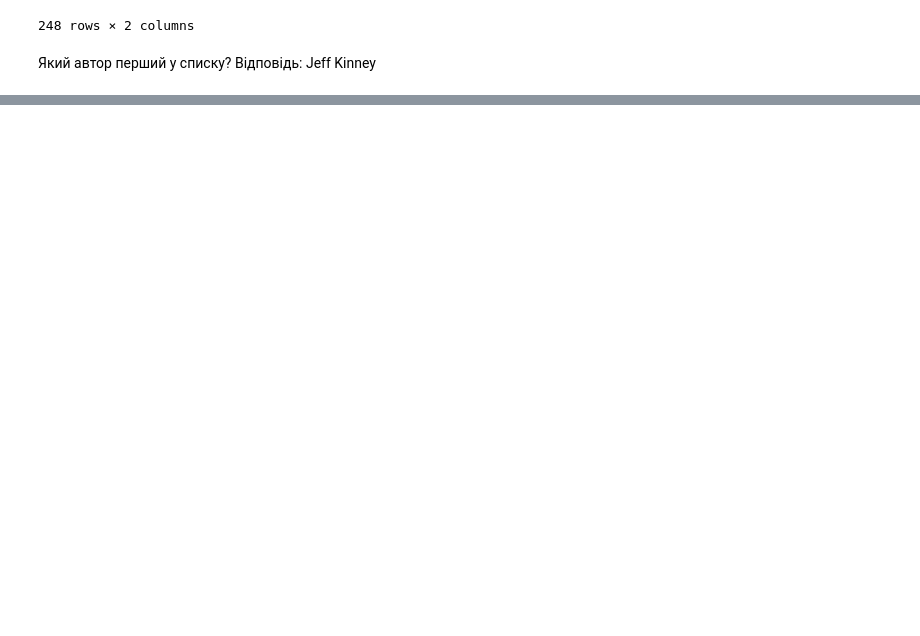
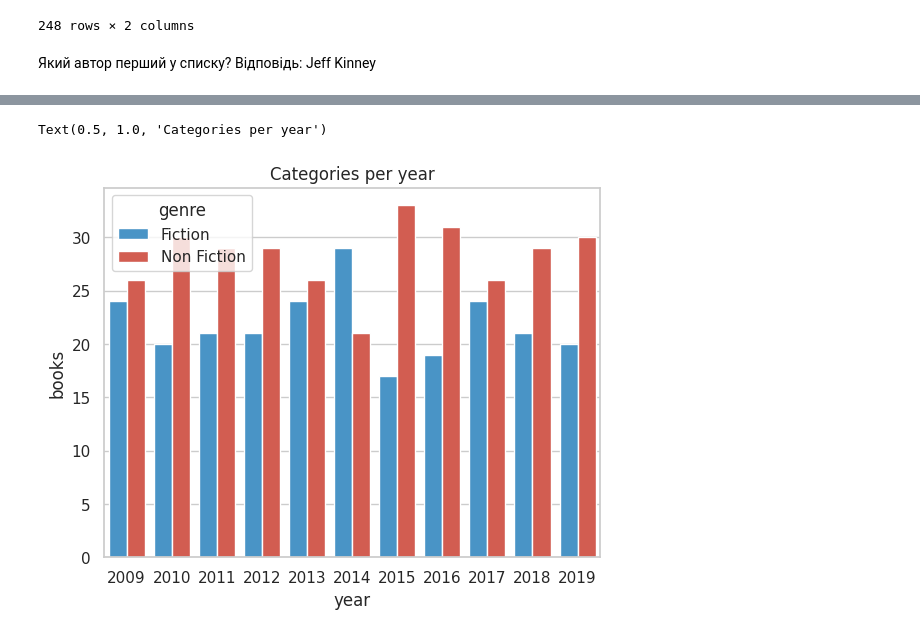
Before and after one commit to C-Hurtmann/goit-data_science, a Jupyter notebook: hw2/hw2_3.ipynb, the cells around one changed output, grey strips where cells are left out. Drawn from its saved outputs; the diff is of its cells as text; code cells hidden in the pictures; blank space fills up the shorter version.

```diff
--- a/hw2/hw2_3.ipynb
+++ b/hw2/hw2_3.ipynb
@@ -268,0 +271,5 @@ author_data
+# %%
+import seaborn as sns
+import matplotlib.pyplot as plt
+
+sns.set(style="whitegrid")
@@ -268,0 +287,10 @@ author_data
+# %%
+## categories per year
+fetch = data.groupby(['year', 'genre'])['name'].agg([('books', 'count')]).reset_index()
+
+colors = ["#3498db", "#e74c3c"]
+sns.barplot(x='year', y='books', hue='genre', data=fetch, palette=colors)
+plt.title('Category distribution per year')
+# %% [output]
+Text(0.5, 1.0, 'Categories per year')
+[figure, added]
```
Also changed, not shown: parts of 4 cells of this notebook, 1 other file.
